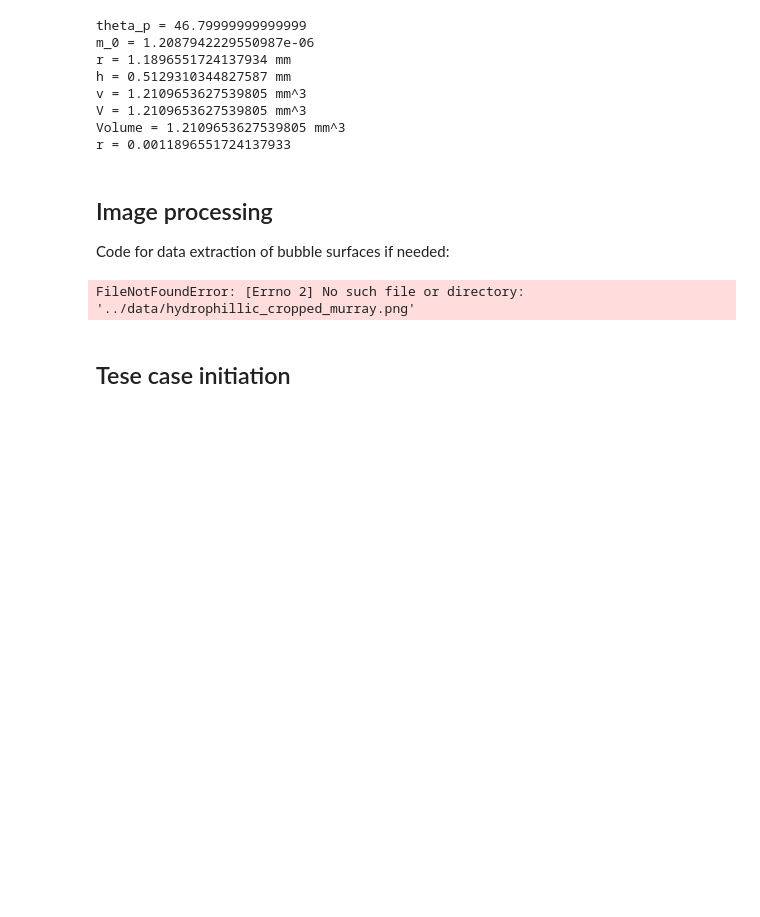
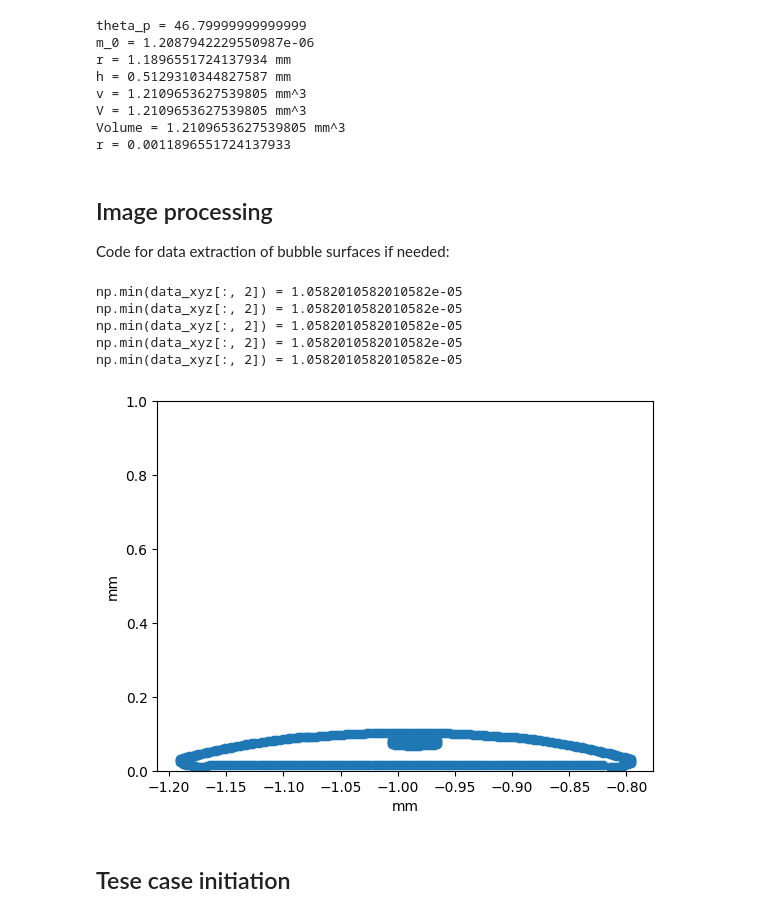
Before and after one commit to Leibniz-IWT/ddgclib, a Jupyter notebook: _bubble.ipynb, the cells around one changed output. Drawn from its saved outputs; the diff is of its cells as text; code cells hidden in the pictures; blank space fills up the shorter version.

```diff
--- a/_bubble.ipynb
+++ b/_bubble.ipynb
@@ -1,5 +1,5 @@
 # %%
-#%pip install scikit-image
-#%pip install ipywidgets
-data_xyz = np.zeros([len(x), 3])
+%pip install scikit-image
+%pip install ipywidgets
+#data_xyz = np.zeros([len(x), 3])
 # %% [output]
@@ -474,7 +490,7 @@ r = 0.0011896551724137933
 Code for data extraction of bubble surfaces if needed:
 # %%
 # droplet data:
-if 0:
+if 1:
     # Find the Abscissa using scale interpolations
     voxels = 126  # Voxels between 100 and 200 in 4.c
     voxels_m =  126 * (33/100.0)
@@ -483,7 +499,8 @@ if 0:
     # The ratios below are the voxel fractions of where we read off the scales:
 
     # process cropped image
-    img_str = '../data/hydrophillic_cropped_murray.png'
+    #img_str = '../data/hydrophillic_cropped_murray.png'
+    img_str = 'hydrophillic_cropped_murray.png'
     I_png = plt.imread(img_str)
     def rgb2gray(rgb):
         return np.dot(rgb[..., :3], [0.2989, 0.5870, 0.1140])
@@ -516,9 +533,9 @@ if 0:
         high_threshold = 0.50
 
         image = skimage.io.imread(fname=filename, as_gray=True)
-        # viewer = skimage.viewer(image=image)
-        viewer = skimage.viewer.ImageViewer(image=image)
         if 0:
+            # viewer = skimage.viewer(image=image)
+            viewer = skimage.viewer.ImageViewer(image=image)
             viewer.show()
         image_cropped = image  # [210:400,180:440]
 
@@ -529,10 +546,10 @@ if 0:
             low_threshold=low_threshold,
             high_threshold=high_threshold,
         )
-        viewer = skimage.viewer.ImageViewer(edges)
 
         # Show skimage plots
         if 0:
+            viewer = skimage.viewer.ImageViewer(edges)
             viewer.show()
             plt.show()
 
@@ -575,34 +592,39 @@ if 0:
     print(f'np.min(data_xyz[:, 2]) = {np.min(data_xyz[:, 2])}')
     print(f'np.min(data_xyz[:, 2]) = {np.min(data_xyz[:, 2])}')
     print(f'np.min(data_xyz[:, 2]) = {np.min(data_xyz[:, 2])}')
     data_points = data_xyz
 
     # Filter weird window thing:
     if 1:
         mask = np.ones_like(data_points)
         minx_mask = data_points == np.min(data_points[:, 1])
         maxx_mask = data_points == np.max(data_points[:, 1])
         mask = minx_mask * maxx_mask
         # print(data_points[:, mask])
 
         mask = np.logical_not(mask)
 
         # data_points = data_points[mask]
         # data_points[:, 0] = data_points[:, mask[:, 0]]
         a = data_points
         # a[np.any(a < 5, axis=1)]
         a = a[~np.any(a == np.max(a[:, 0]), axis=1)]
         a = a[~np.any(a == np.min(a[:, 0]), axis=1)]
         a = a[~np.any(a == np.max(a[:, 2]), axis=1)]
         a = a[~np.any(a == np.min(a[:, 2]), axis=1)]
         # a[np.any(a == np.min(a[:, 0]), axis=1)]
         # print(f'data_points new = {data_points}')
         data_points = a
 
     # Shift to ground plane
     #data_points[:, 2] = data_points[:, 2]   - np.min(data_points[:, 2])
 # %% [output]
-FileNotFoundError: [Errno 2] No such file or directory: '../data/hydrophillic_cropped_murray.png'
+np.min(data_xyz[:, 2]) = 1.0582010582010582e-05
+np.min(data_xyz[:, 2]) = 1.0582010582010582e-05
+np.min(data_xyz[:, 2]) = 1.0582010582010582e-05
+np.min(data_xyz[:, 2]) = 1.0582010582010582e-05
+np.min(data_xyz[:, 2]) = 1.0582010582010582e-05
+[figure, added]
 # %% [markdown]
 ## Tese case initiation
 # %%
```
Also changed, not shown: parts of 4 cells of this notebook, 3 other files.
